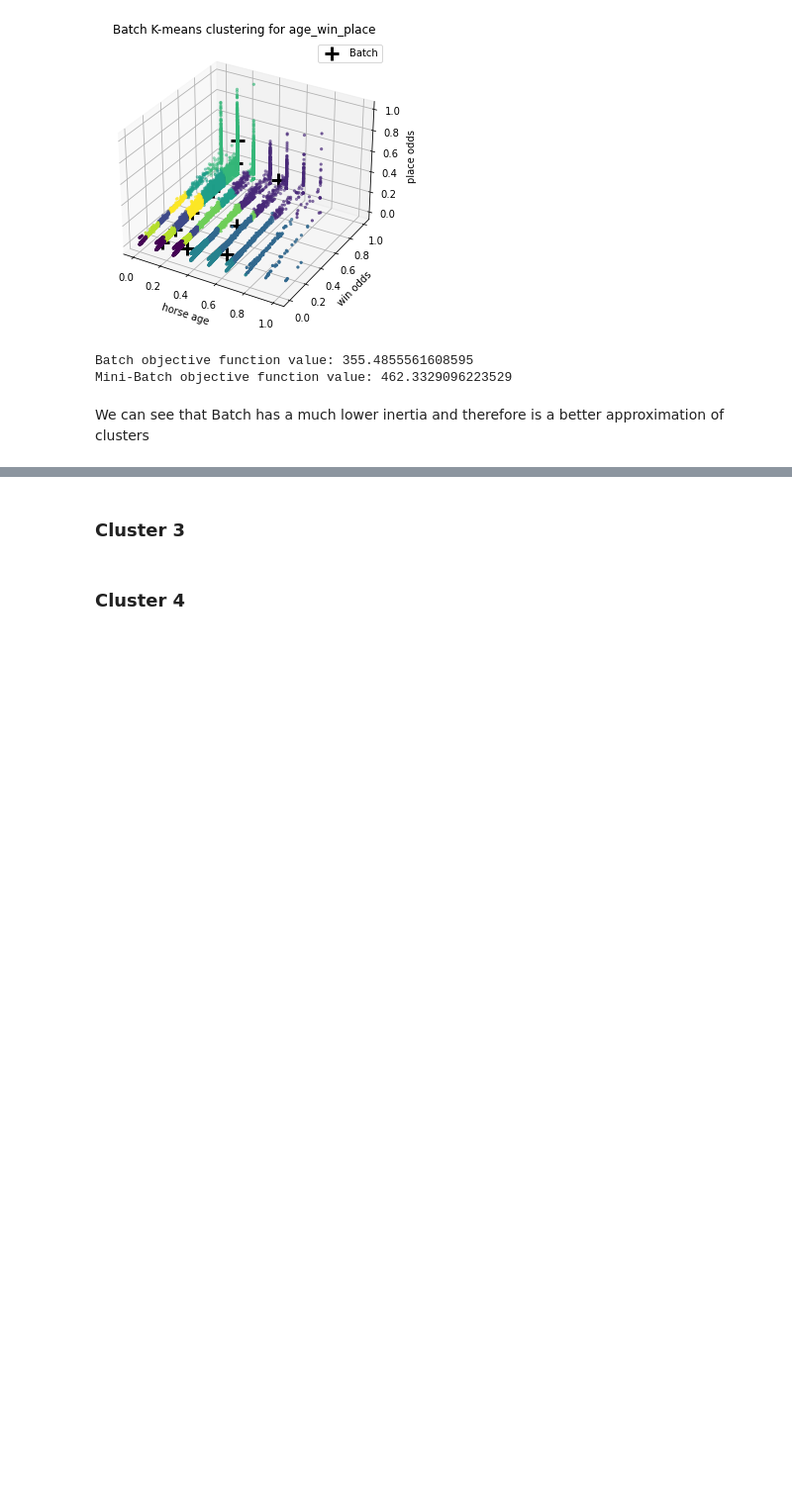
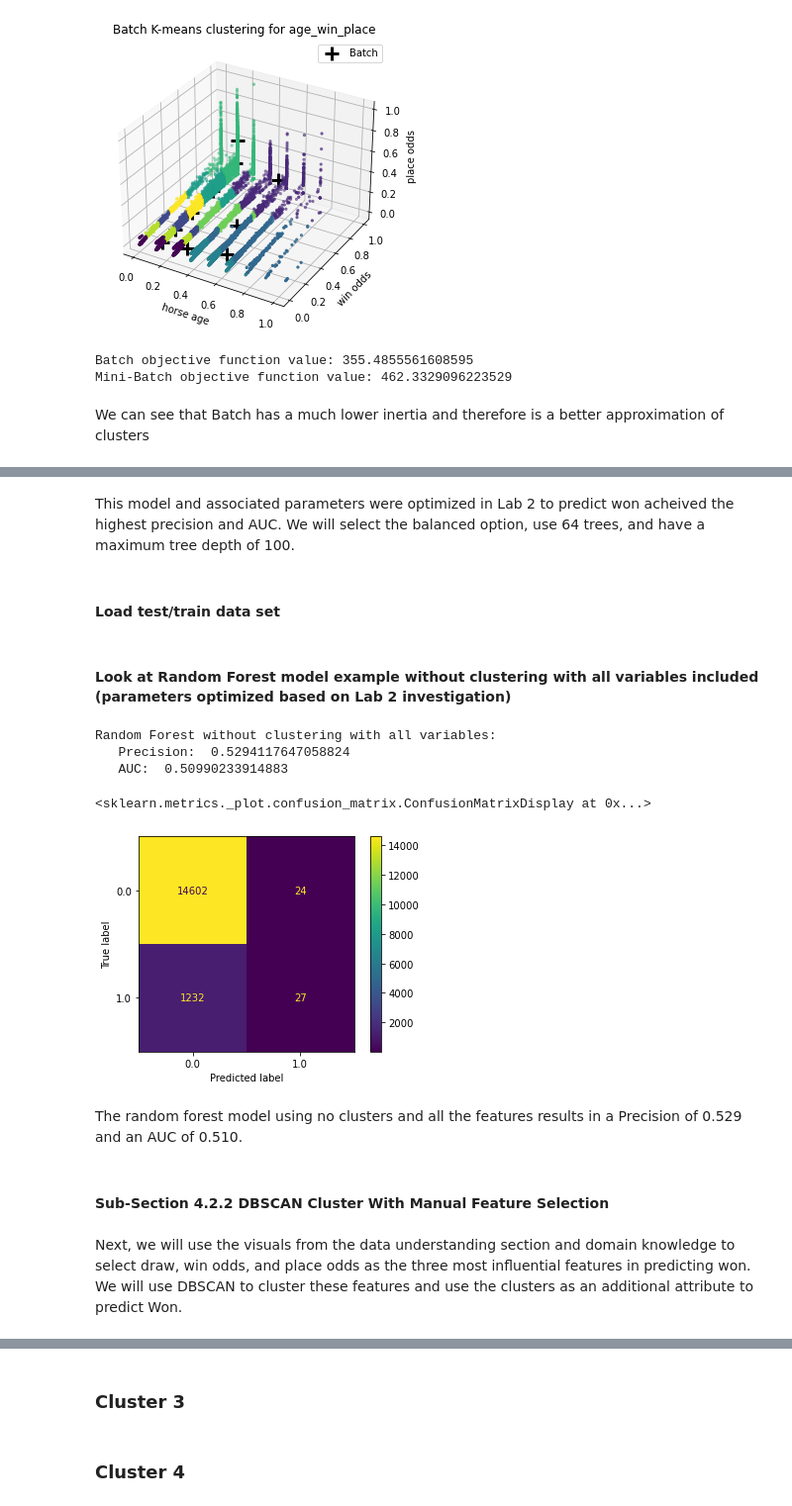
Before and after one commit to C-Stewart-GH/Hong_Kong_Horse_Racing_Project, a Jupyter notebook: Project3/Cameron_Lab3.ipynb, the cells around one changed output, grey strips where cells are left out. Shown at 99% size. Cells and saved outputs as stored; diff of their text form; code cells hidden in the pictures; blank space fills up the shorter version.

```diff
--- a/Project3/Cameron_Lab3.ipynb
+++ b/Project3/Cameron_Lab3.ipynb
@@ -352,0 +411,4 @@ draw_win=X_train[:,[5,6]] #Create an array with win odds, place odds, and horse
+# %% [markdown]
+This model and associated parameters were optimized in Lab 2 to predict won acheived the highest precision and AUC. We will select the balanced option, use 64 trees, and have a maximum tree depth of 100.
+# %% [markdown]
+#### Load test/train data set
@@ -352,0 +421,2 @@ draw_win=X_train[:,[5,6]] #Create an array with win odds, place odds, and horse
+# %% [markdown]
+#### Look at Random Forest model example without clustering with all variables included (parameters optimized based on Lab 2 investigation)
@@ -352,0 +427,19 @@ draw_win=X_train[:,[5,6]] #Create an array with win odds, place odds, and horse
+# %%
+prec = mt.precision_score(Y_test,yhat)
+auc = roc_auc_score(Y_test,yhat)
+print('Random Forest without clustering with all variables:')
+print('   Precision: ',prec)
+print('   AUC: ',auc)
+plot_confusion_matrix(rf, X_test, Y_test)
+# %% [output]
+Random Forest without clustering with all variables:
+   Precision:  0.5294117647058824
+   AUC:  0.50990233914883
+<sklearn.metrics._plot.confusion_matrix.ConfusionMatrixDisplay at 0x...>
+[figure, added]
+# %% [markdown]
+The random forest model using no clusters and all the features results in a Precision of 0.529 and an AUC of 0.510.
+# %% [markdown]
+#### Sub-Section 4.2.2 DBSCAN Cluster With Manual Feature Selection
+# %% [markdown]
+Next, we will use the visuals from the data understanding section and domain knowledge to select draw, win odds, and place odds as the three most influential features in predicting won. We will use DBSCAN to cluster these features and use the clusters as an additional attribute to predict Won.
```
Also changed, not shown: parts of 111 cells of this notebook, 1 other file.
